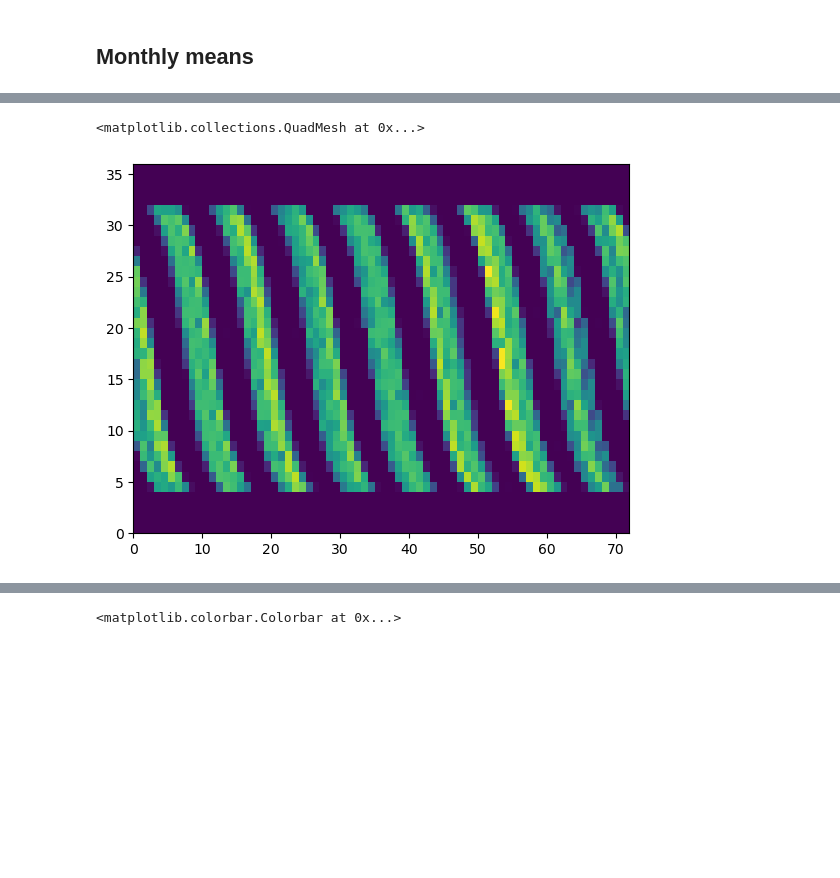
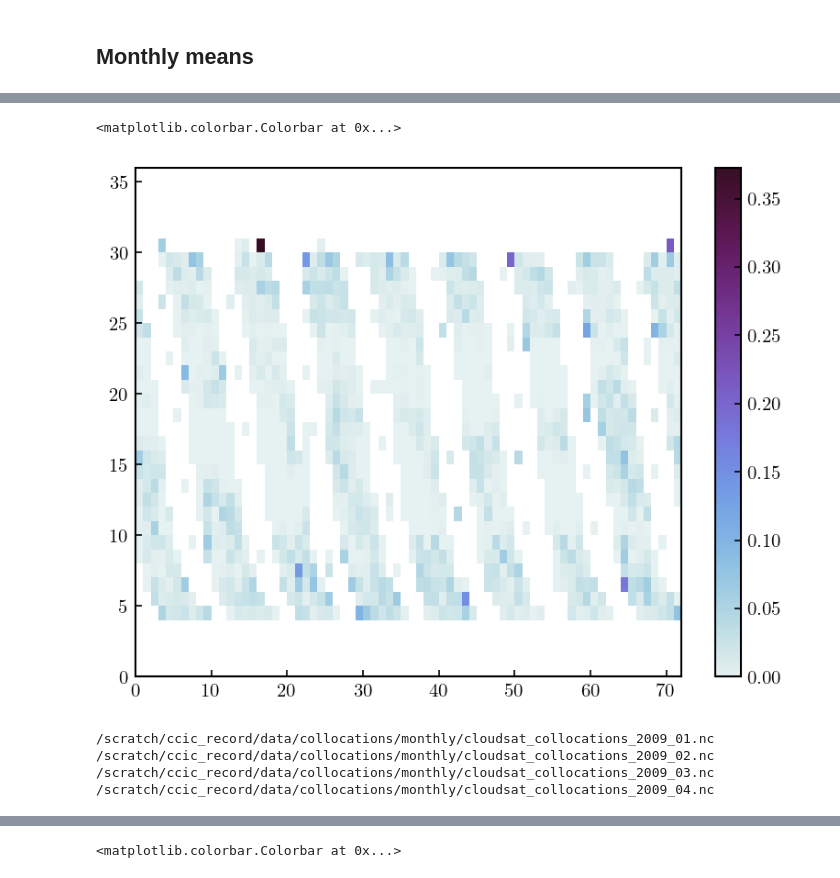
Before and after one commit to SEE-GEO/ccic_climate_record_analysis, a Jupyter notebook: notebooks/cloudsat_collocations/preprocessing.ipynb, the cells around one changed output, grey strips where cells are left out. Cells and saved outputs as stored; diff of their text form; code cells hidden in the pictures; blank space fills up the shorter version.

Commit message:
Inspect collocations.

```diff
--- a/notebooks/cloudsat_collocations/preprocessing.ipynb
+++ b/notebooks/cloudsat_collocations/preprocessing.ipynb
@@ -182,0 +365,2 @@ def get_tiwp_patmosx(dataset: xr.Dataset) -> xr.DataArray:
+# %%
+xr.load_dataset(files[0])
@@ -223,3 +425,6 @@ def get_tiwp_modis(dataset: xr.Dataset) -> xr.DataArray:
             "longitude": (("time"), dataset.longitude.data),
         }
     )
+# %%
+files = sorted(list(Path("/scratch/ccic_record/collocations/modis").glob("*.nc")))
+plot_collocation_availability(files)
@@ -244,9 +455,8 @@ def find_granules(path: Path) -> Dict[int, Path]:
         granules[granule] = path
     return granules
 # %%
-modis_granules = find_granules("/data/ccic/collocations/modis/")
-isccp_granules = find_granules("/data/ccic/collocations/isccp")
-patmosx_granules = find_granules("/data/ccic/collocations/patmosx")
-cloudsat_granules = find_granules("/home/simonpf/sun/cloudsat_hanna/output")
+modis_granules = find_granules("/scratch/ccic_record/data/collocations/modis/")
+isccp_granules = find_granules("/scratch/ccic_record/data/collocations/isccp")
+patmosx_granules = find_granules("/scratch/ccic_record/collocations/patmosx_new/")
+cloudsat_granules = find_granules("/scratch/ccic_record/data/cloudsat/cloudsat_collocations")
 common = set(modis_granules).intersection(isccp_granules).intersection(cloudsat_granules).intersection(patmosx_granules)
-granule = list(common)[10]
@@ -261,9 +471,9 @@ from pansat.time import to_datetime
 
 LOGGER = logging.getLogger("log")
 
-output_path = Path("/data/ccic/collocations/combined")
+output_path = Path("/scratch/ccic_record/data/collocations/combined")
 output_path.mkdir(exist_ok=True)
-for granule in tqdm(sorted(list(common)[-1000:])):
+for granule in tqdm(sorted(list(common))):
     try:
         cs_data = xr.load_dataset(cloudsat_granules[granule])
         data = cs_data.rename(
@@ -715,19 +697,26 @@ for path in tqdm(files_cmb):
 # %%
-plt.pcolormesh(data["tiwp_isccp_cts"][1])
+plt.pcolormesh(data["tiwp_isccp_sum"][0] / data["tiwp_isccp_cts"][0])
+plt.colorbar()
 # %% [output]
-<matplotlib.collections.QuadMesh at 0x...>
+<matplotlib.colorbar.Colorbar at 0x...>
-[figure, old version]
+[figure, new version]
 # %%
-files = sorted(list(Path("/data/ccic/collocations/monthly").glob("*.nc")))
+files = sorted(list(Path("/scratch/ccic_record/data/collocations/monthly").glob("*.nc")))
 data = []
 for path in files:
+    print(path)
     dataset = xr.load_dataset(path)
     parts = path.name.split("_")
     year = int(parts[-2])
     month = int(parts[-1][:-3])
-    dataset["time"] = np.datetime64(f"{year}-{(month + 1):02}-01", "ns")
+    dataset["time"] = np.datetime64(f"{year}-{(month):02}-01", "ns")
     data.append(dataset)
 data = xr.concat(data, "time")
+# %% [output]
+/scratch/ccic_record/data/collocations/monthly/cloudsat_collocations_2009_01.nc
+/scratch/ccic_record/data/collocations/monthly/cloudsat_collocations_2009_02.nc
+/scratch/ccic_record/data/collocations/monthly/cloudsat_collocations_2009_03.nc
+/scratch/ccic_record/data/collocations/monthly/cloudsat_collocations_2009_04.nc
 # %%
 prods = ["ref", "modis", "ccic", "isccp", "patmosx", "dardar"]
 means = xr.Dataset({
```
Also changed, not shown: parts of 76 cells of this notebook.
